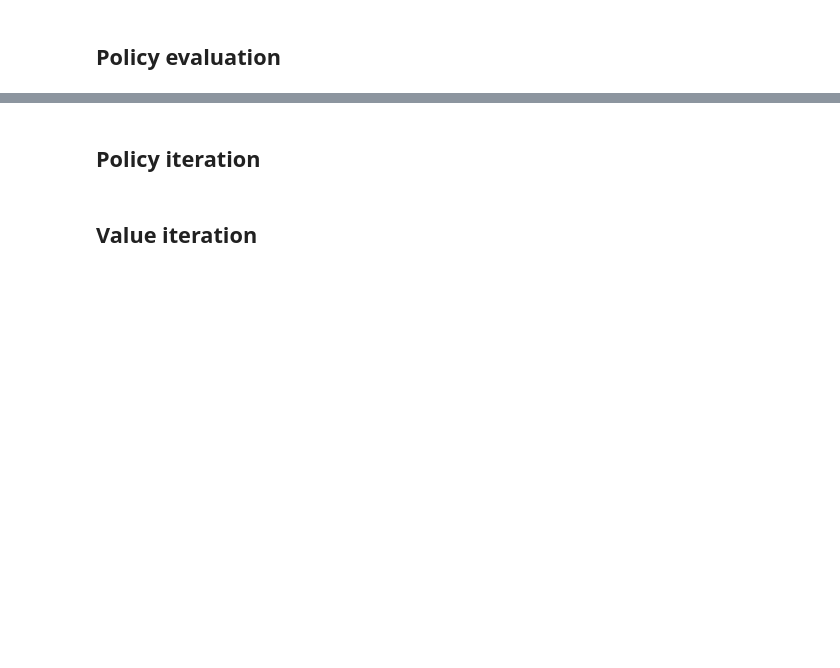
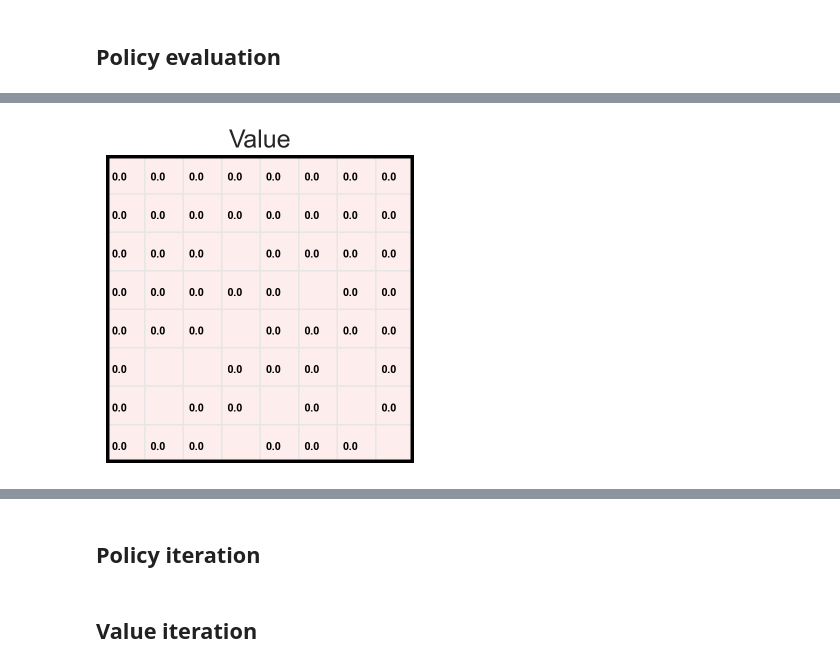
Before and after one commit to fangzefunny/rl-tutorial, a Jupyter notebook: easy.ipynb, the cells around one changed output, grey strips where cells are left out. Saved outputs shown, nothing was run; the diff lists cells and outputs as text; code cells hidden in the pictures; blank space fills up the shorter version.

Commit message:
update show_v

```diff
--- a/easy.ipynb
+++ b/easy.ipynb
@@ -59,3 +96,8 @@ pi_rand
+# %%
+fig, ax = plt.subplots(1,1,figsize=(4, 4))
+env.show_v(ax, np.zeros([64]))
+# %% [output]
+[figure, added]
 # %%
 def policy_eval(pi, env, theta=1e-4, gamma=.99):
 
```
Also changed, not shown: parts of 9 cells of this notebook.
